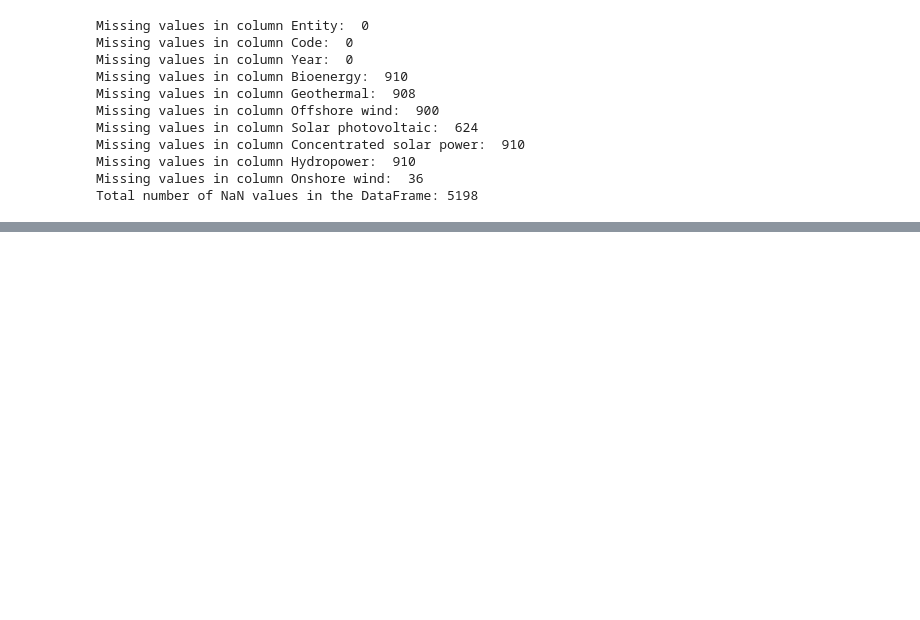
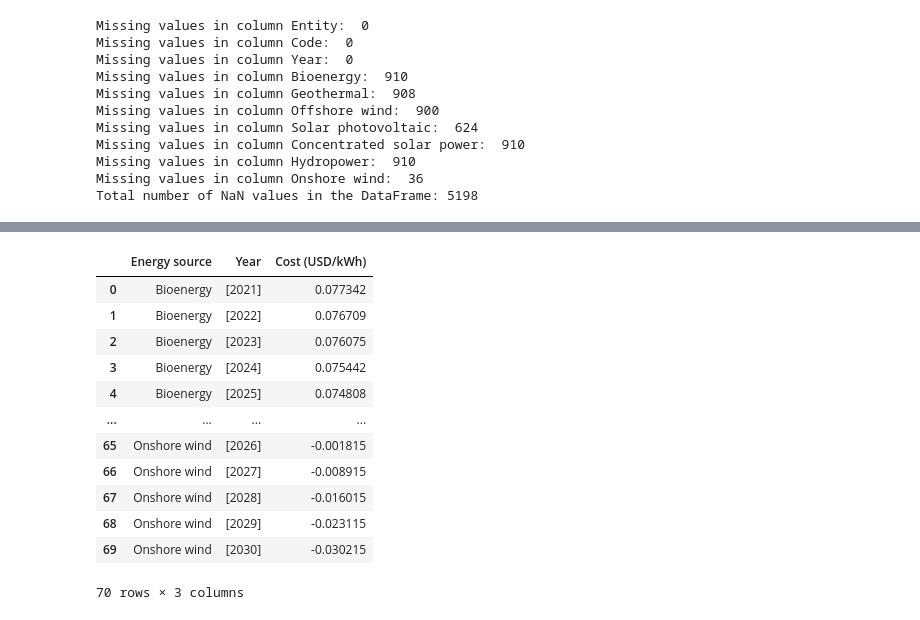
Before and after one commit to majavanput/co2-emissions, a Jupyter notebook: notebooks/q3-future-price-non-fossil-fuel-energy.ipynb, the cells around one changed output, grey strips where cells are left out. Cells and saved outputs as stored; diff of their text form; code cells hidden in the pictures; blank space fills up the shorter version.

```diff
--- a/notebooks/q3-future-price-non-fossil-fuel-energy.ipynb
+++ b/notebooks/q3-future-price-non-fossil-fuel-energy.ipynb
@@ -106,0 +169,16 @@ plt.show()
+# %%
+df_trend
+# %% [output]
+|  | Energy source | Year | Cost (USD/kWh) |
+| 0 | Bioenergy | [2021] | 0.077342 |
+| 1 | Bioenergy | [2022] | 0.076709 |
+| 2 | Bioenergy | [2023] | 0.076075 |
+| 3 | Bioenergy | [2024] | 0.075442 |
+| 4 | Bioenergy | [2025] | 0.074808 |
+| ... | ... | ... | ... |
+| 65 | Onshore wind | [2026] | -0.001815 |
+| 66 | Onshore wind | [2027] | -0.008915 |
+| 67 | Onshore wind | [2028] | -0.016015 |
+| 68 | Onshore wind | [2029] | -0.023115 |
+| 69 | Onshore wind | [2030] | -0.030215 |
+70 rows × 3 columns
```
Also changed, not shown: parts of 5 cells of this notebook, 1 other file.
